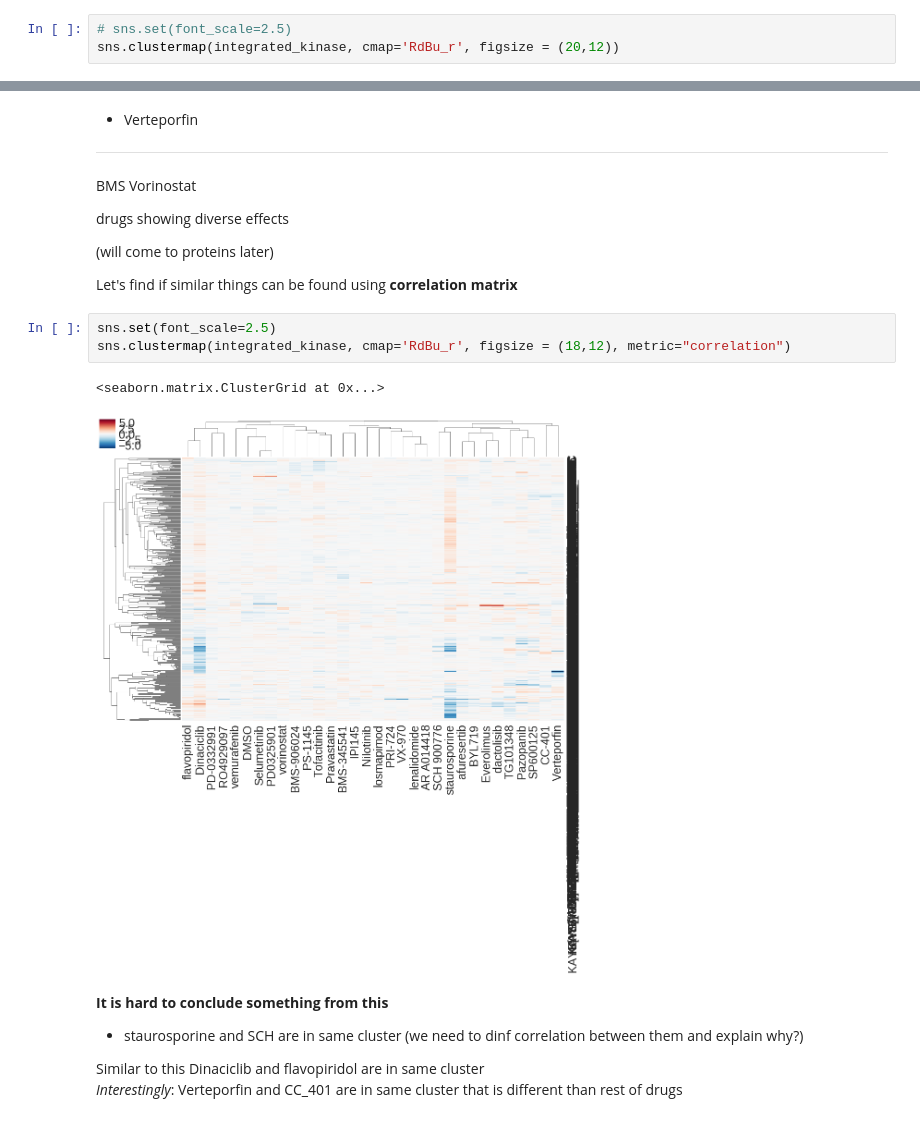
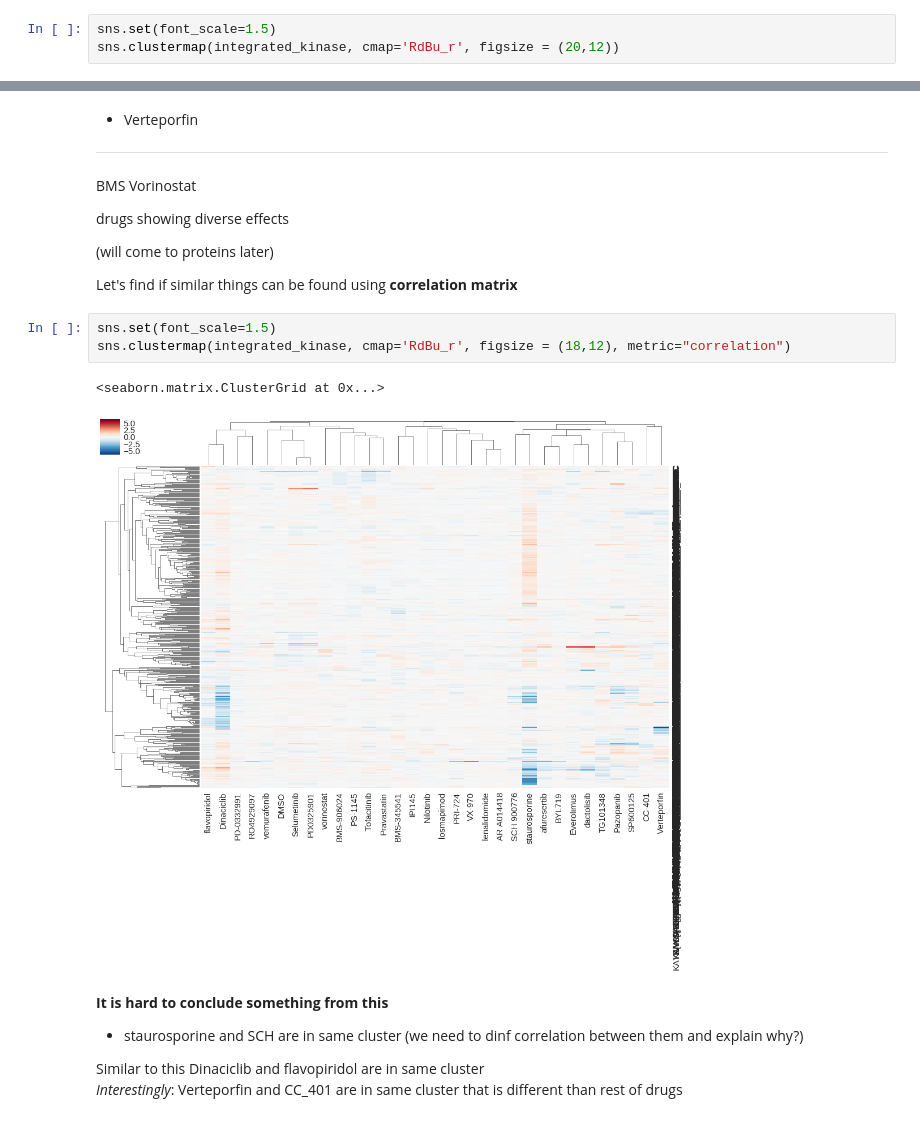
Before and after one commit to krishnakantsingh14/IntegratedOmics, a Jupyter notebook: kinase_analysis.ipynb, the cells around one changed output, grey strips where cells are left out. Drawn from its saved outputs; the diff is of its cells as text.

```diff
--- a/kinase_analysis.ipynb
+++ b/kinase_analysis.ipynb
@@ -376,7 +376,7 @@ False
 
 ## Correlation analysis
 # %%
-# sns.set(font_scale=2.5)
+sns.set(font_scale=1.5)
 sns.clustermap(integrated_kinase, cmap='RdBu_r', figsize = (20,12))
 # %% [output]
 <seaborn.matrix.ClusterGrid at 0x...>
@@ -397,11 +397,11 @@ Vorinostat
 
 Let's find if similar things can be found using **correlation matrix**
 # %%
-sns.set(font_scale=2.5)
+sns.set(font_scale=1.5)
 sns.clustermap(integrated_kinase, cmap='RdBu_r', figsize = (18,12), metric="correlation")
 # %% [output]
 <seaborn.matrix.ClusterGrid at 0x...>
-[figure, old version]
+[figure, new version]
 # %% [markdown]
 **It is hard to conclude something from this**
 -  staurosporine and SCH are in same cluster (we need to dinf correlation between them and explain why?)
```
Also changed, not shown: parts of 1 cell of this notebook.
